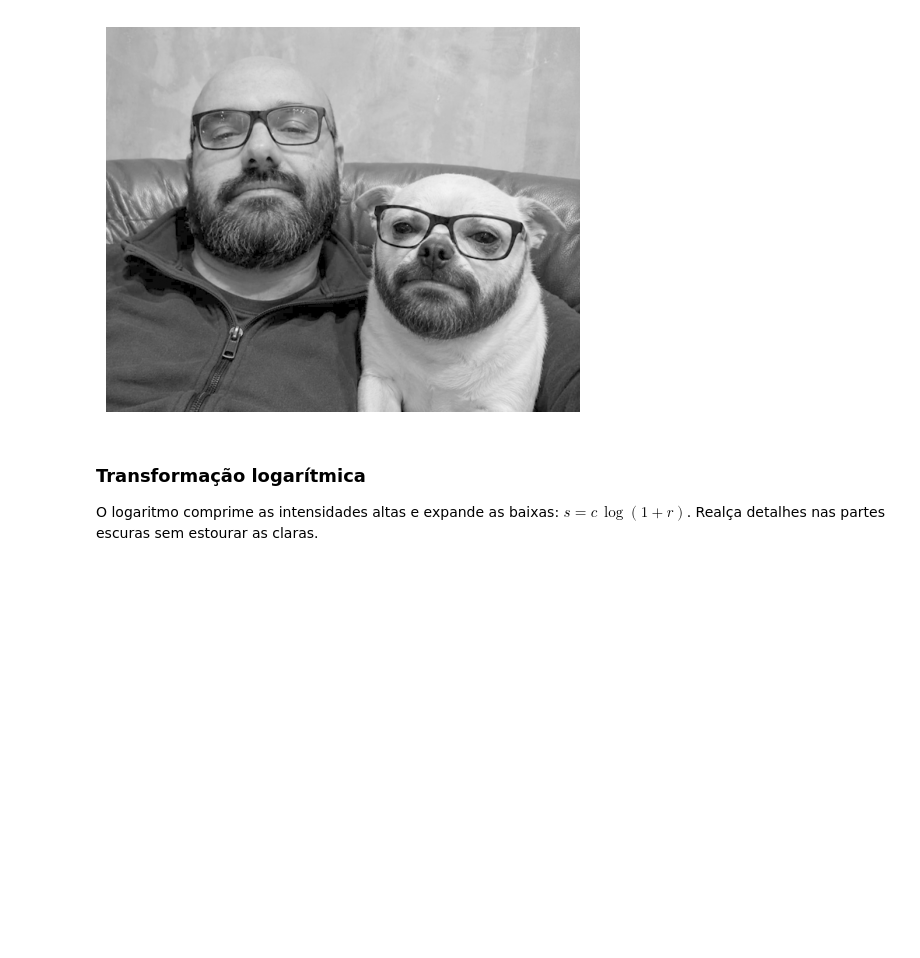
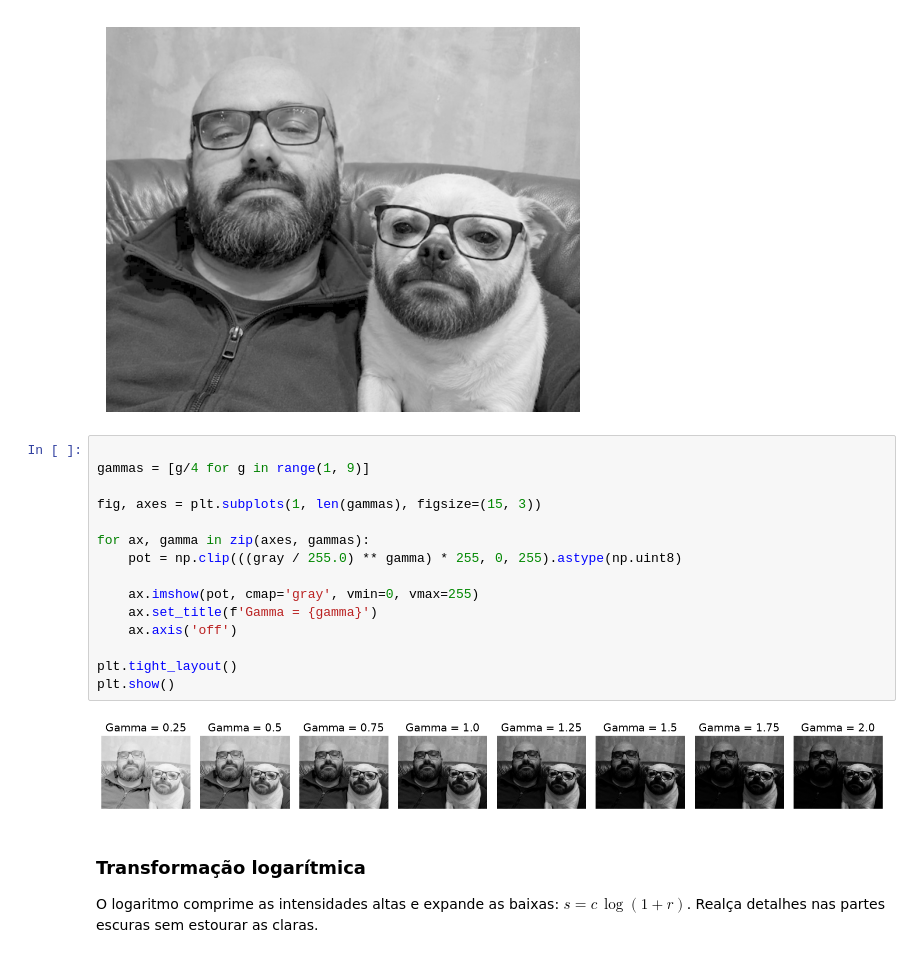
Before and after one commit to rodrigoms2004/VIS101-fundamentos-visao-computacional-sigmoidal, a Jupyter notebook: notebooks/aula_03_01.07.2026/vis101_t2_aula03_intensidade_e_histograma.ipynb, the cells around one changed output. Cells and saved outputs as stored; diff of their text form; blank space fills up the shorter version.

```diff
--- a/notebooks/aula_03_01.07.2026/vis101_t2_aula03_intensidade_e_histograma.ipynb
+++ b/notebooks/aula_03_01.07.2026/vis101_t2_aula03_intensidade_e_histograma.ipynb
@@ -152,6 +152,23 @@ plt.axis('off')
 plt.show()
 # %% [output]
 [figure]
+# %%
+
+gammas = [g/4 for g in range(1, 9)]
+
+fig, axes = plt.subplots(1, len(gammas), figsize=(15, 3))
+
+for ax, gamma in zip(axes, gammas):
+    pot = np.clip(((gray / 255.0) ** gamma) * 255, 0, 255).astype(np.uint8)
+
+    ax.imshow(pot, cmap='gray', vmin=0, vmax=255)
+    ax.set_title(f'Gamma = {gamma}')
+    ax.axis('off')
+
+plt.tight_layout()
+plt.show()
+# %% [output]
+[figure, added]
 # %% [markdown]
 ### Transformação logarítmica
 
```
